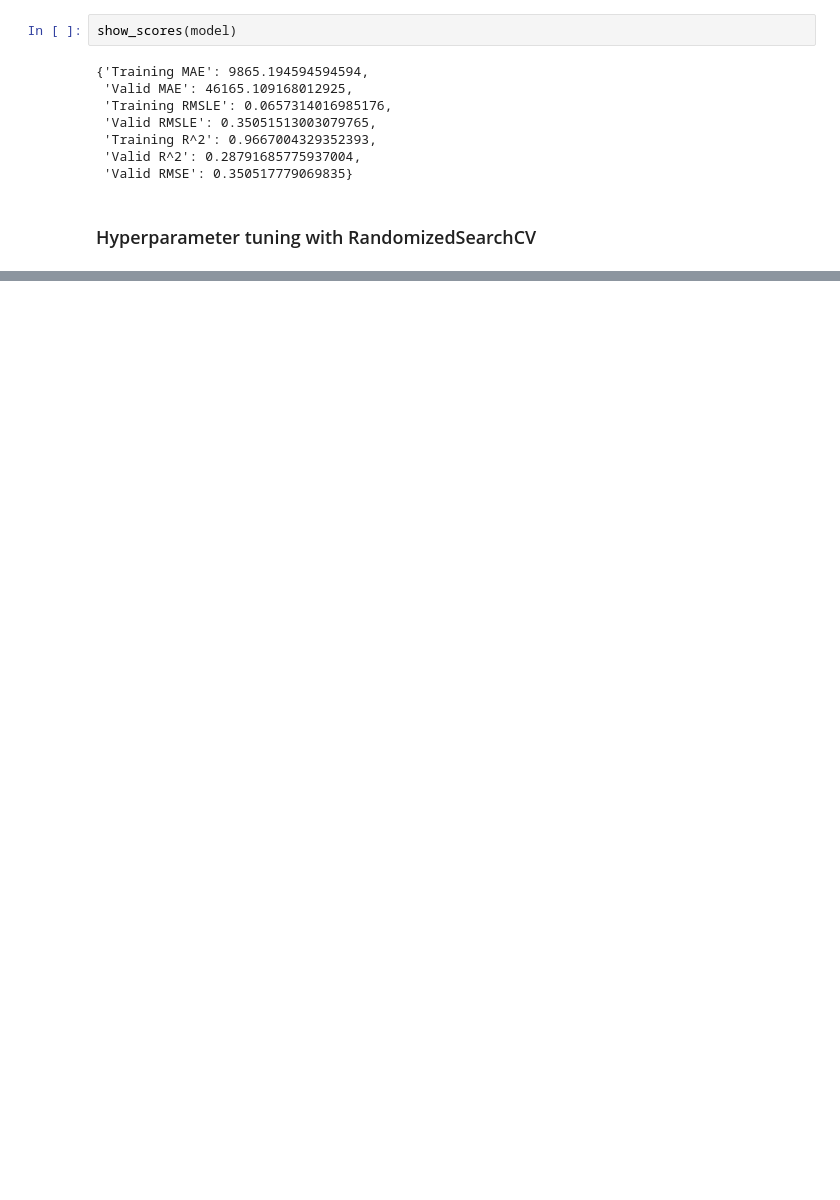
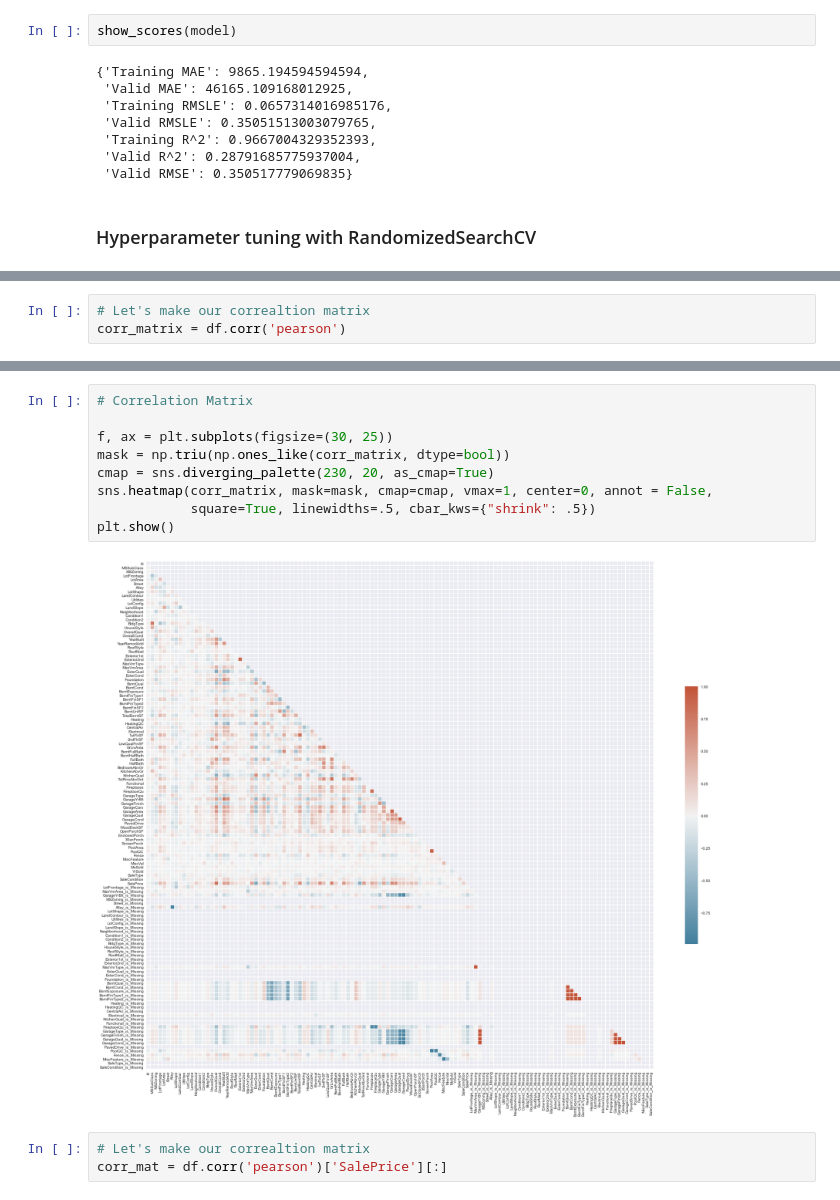
Before and after one commit to n1az/house-price-prediction, a Jupyter notebook: House Price.ipynb, the cells around one changed output, grey strips where cells are left out. Drawn from its saved outputs; the diff is of its cells as text; blank space fills up the shorter version.

```diff
--- a/House Price.ipynb
+++ b/House Price.ipynb
@@ -377,0 +393,3 @@ show_scores(rs_model)
+# %%
+# Let's make our correaltion matrix
+corr_matrix = df.corr('pearson')
@@ -377,0 +455,14 @@ show_scores(rs_model)
+# %%
+# Correlation Matrix
+
+f, ax = plt.subplots(figsize=(30, 25))
+mask = np.triu(np.ones_like(corr_matrix, dtype=bool))
+cmap = sns.diverging_palette(230, 20, as_cmap=True)
+sns.heatmap(corr_matrix, mask=mask, cmap=cmap, vmax=1, center=0, annot = False,
+            square=True, linewidths=.5, cbar_kws={"shrink": .5})
+plt.show()
+# %% [output]
+[figure, added]
+# %%
+# Let's make our correaltion matrix
+corr_mat = df.corr('pearson')['SalePrice'][:]
```
Also changed, not shown: parts of 13 cells of this notebook, 1 other file.
